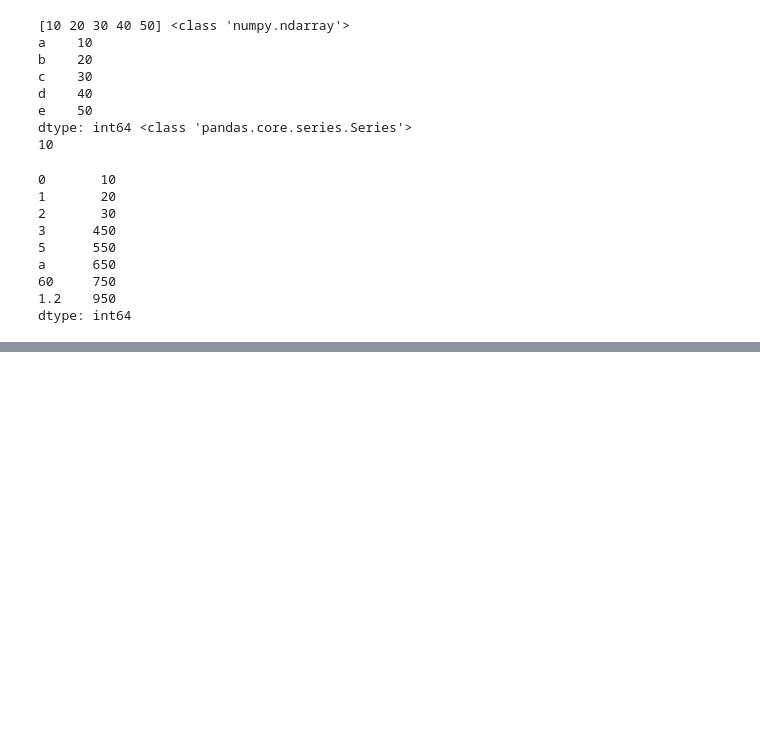
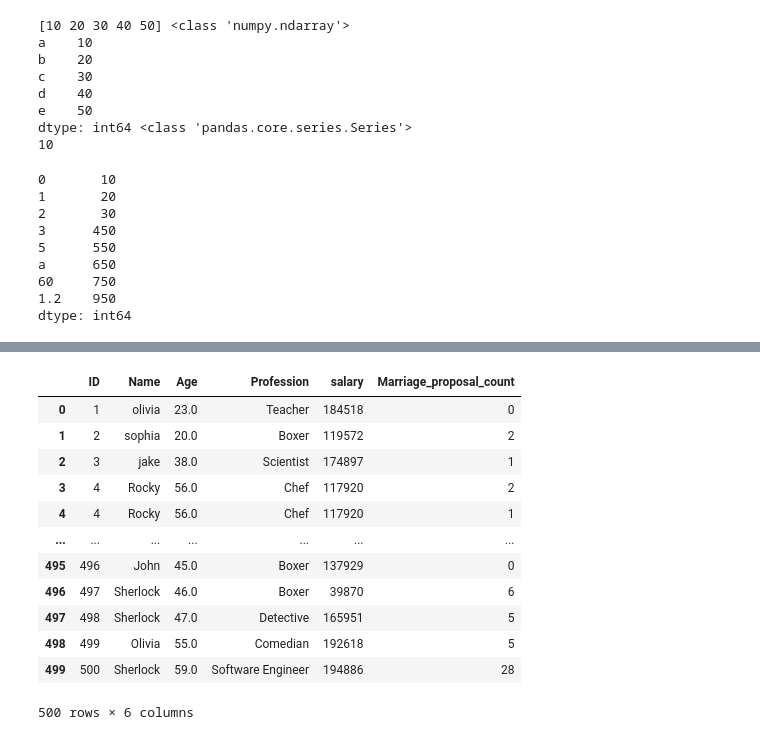
Before and after one commit to Shivacharan16/Data-Analytics-, a Jupyter notebook: pandas.ipynb, the cells around one changed output, grey strips where cells are left out. Drawn from its saved outputs; the diff is of its cells as text; code cells hidden in the pictures; blank space fills up the shorter version.

```diff
--- a/pandas.ipynb
+++ b/pandas.ipynb
@@ -143,0 +263,18 @@ dtype: object
+# %%
+# import excel file as a DataFrame
+df_excel=pd.read_excel("Excel_data.xlsx")
+df_excel
+# %% [output]
+|  | ID | Name | Age | Profession | salary | Marriage_proposal_count |
+| 0 | 1 | olivia | 23.0 | Teacher | 184518 | 0 |
+| 1 | 2 | sophia | 20.0 | Boxer | 119572 | 2 |
+| 2 | 3 | jake | 38.0 | Scientist | 174897 | 1 |
+| 3 | 4 | Rocky | 56.0 | Chef | 117920 | 2 |
+| 4 | 4 | Rocky | 56.0 | Chef | 117920 | 1 |
+| ... | ... | ... | ... | ... | ... | ... |
+| 495 | 496 | John | 45.0 | Boxer | 137929 | 0 |
+| 496 | 497 | Sherlock | 46.0 | Boxer | 39870 | 6 |
+| 497 | 498 | Sherlock | 47.0 | Detective | 165951 | 5 |
+| 498 | 499 | Olivia | 55.0 | Comedian | 192618 | 5 |
+| 499 | 500 | Sherlock | 59.0 | Software Engineer | 194886 | 28 |
+500 rows × 6 columns
```
Also changed, not shown: parts of 18 cells of this notebook, 2 other files.
